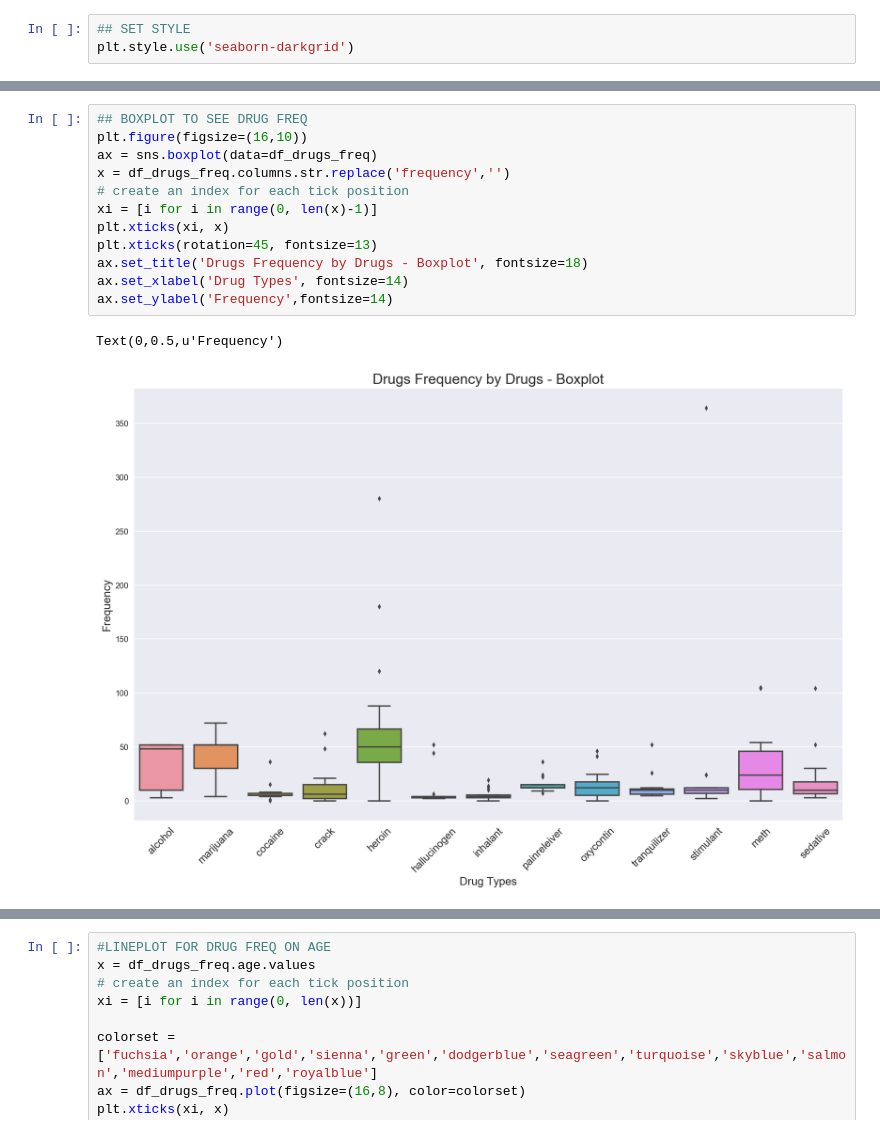
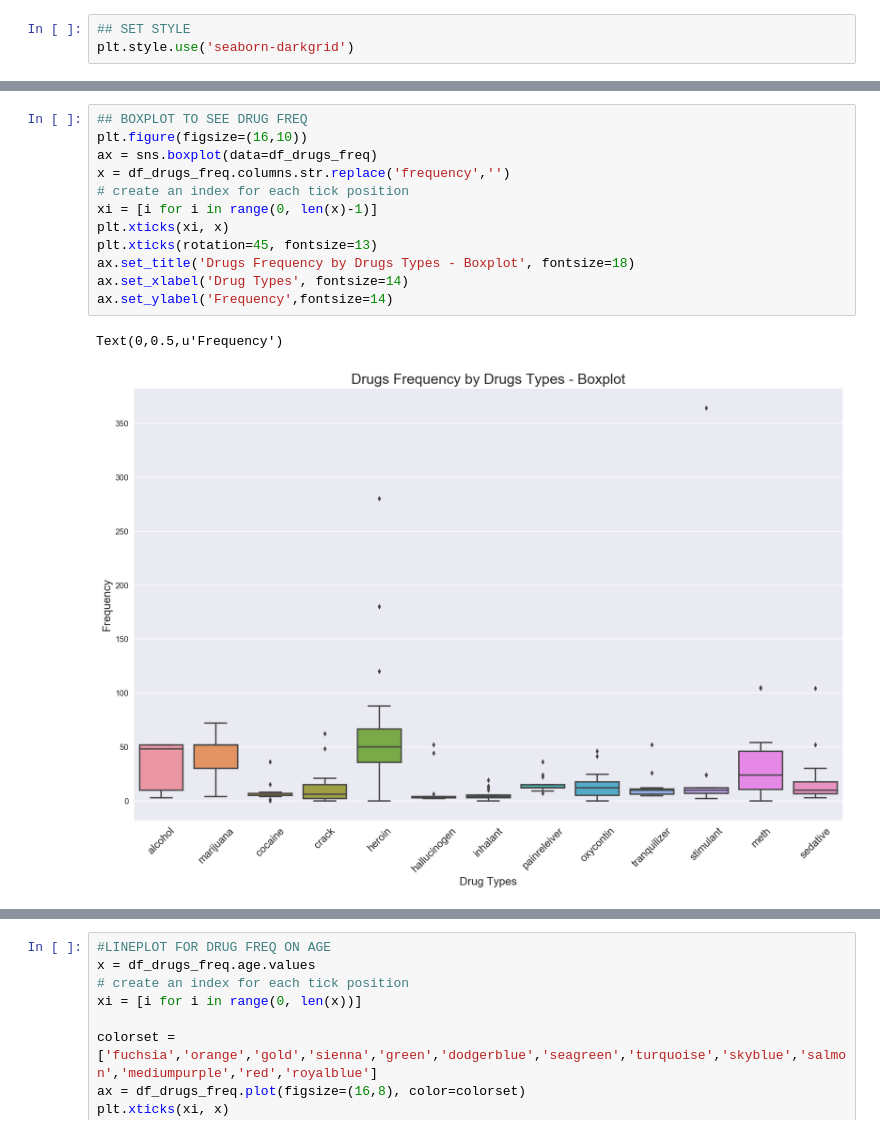
Before and after one commit to ivansim1989/Projects, a Jupyter notebook: DSI4_Project_2/project-02-v2-starter-code.ipynb, the cells around one changed output, grey strips where cells are left out. Drawn from its saved outputs; the diff is of its cells as text.

```diff
--- a/DSI4_Project_2/project-02-v2-starter-code.ipynb
+++ b/DSI4_Project_2/project-02-v2-starter-code.ipynb
@@ -739,15 +797,15 @@ Text(0,0.5,u'Usage')
 # %%
 ## BOXPLOT TO SEE DRUG FREQ
 plt.figure(figsize=(16,10))
 ax = sns.boxplot(data=df_drugs_freq)
 x = df_drugs_freq.columns.str.replace('frequency','')
 # create an index for each tick position
 xi = [i for i in range(0, len(x)-1)]
 plt.xticks(xi, x)
 plt.xticks(rotation=45, fontsize=13)
-ax.set_title('Drugs Frequency by Drugs - Boxplot', fontsize=18)
+ax.set_title('Drugs Frequency by Drugs Types - Boxplot', fontsize=18)
 ax.set_xlabel('Drug Types', fontsize=14)
 ax.set_ylabel('Frequency',fontsize=14)
 # %% [output]
 Text(0,0.5,u'Frequency')
-[figure, old version]
+[figure, new version]
```
Also changed, not shown: parts of 24 cells of this notebook.
